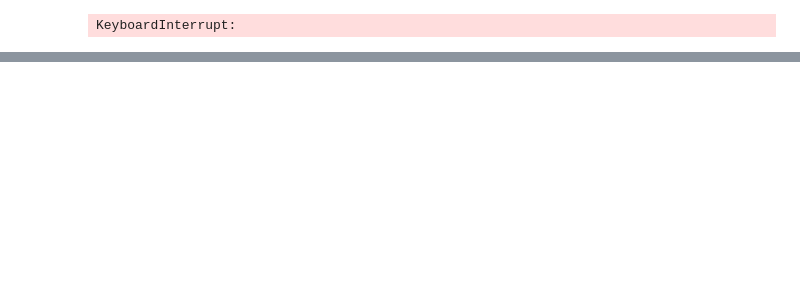
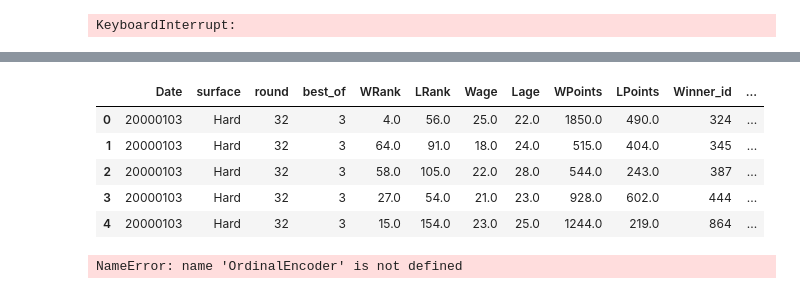
Before and after one commit to thimler/ATP-project, a Jupyter notebook: src/Untitled-3.ipynb, the cells around one changed output, grey strips where cells are left out. Cells and saved outputs as stored; diff of their text form; code cells hidden in the pictures; blank space fills up the shorter version.

```diff
--- a/src/Untitled-3.ipynb
+++ b/src/Untitled-3.ipynb
@@ -287,0 +311,21 @@ feat = pd.DataFrame(features)
+# %%
+from sklearn.preprocessing import LabelEncoder
+
+lb_make = LabelEncoder()
+players = pd.DataFrame(features['Winner'].append(features['Loser']))
+players.columns = ['Name']
+
+players = players.drop_duplicates()
+
+
+players['player_id'] = lb_make.fit_transform(players['Name'])
+# %%
+players['Winner'] = players['Name']
+players['Loser'] = players['Name']
+players['Winner_id'] = players['player_id']
+players['Loser_id'] = players['player_id']
+
+players.drop(columns=['Name','player_id'], inplace = True)
+
+winner = players[['Winner','Winner_id']]
+loser = players[['Loser','Loser_id']]
@@ -288,3 +348,23 @@ feat = pd.DataFrame(features)
+# %%
+features = pd.merge(features,winner,on = "Winner", how = 'left')
+# %%
+features = pd.merge(features,loser,on = "Loser", how = 'left')
+# %%
+features.drop(columns=['Winner','Loser'],inplace = True)
+features.head()
+# %% [output]
+|  | Date | surface | round | best_of | WRank | LRank | Wage | Lage | WPoints | LPoints | Winner_id | ... |
+| 0 | 20000103 | Hard | 32 | 3 | 4.0 | 56.0 | 25.0 | 22.0 | 1850.0 | 490.0 | 324 | ... |
+| 1 | 20000103 | Hard | 32 | 3 | 64.0 | 91.0 | 18.0 | 24.0 | 515.0 | 404.0 | 345 | ... |
+| 2 | 20000103 | Hard | 32 | 3 | 58.0 | 105.0 | 22.0 | 28.0 | 544.0 | 243.0 | 387 | ... |
+| 3 | 20000103 | Hard | 32 | 3 | 27.0 | 54.0 | 21.0 | 23.0 | 928.0 | 602.0 | 444 | ... |
+| 4 | 20000103 | Hard | 32 | 3 | 15.0 | 154.0 | 23.0 | 25.0 | 1244.0 | 219.0 | 864 | ... |
+# %%
+
+ord_enc = OrdinalEncoder()
+features["surface"] = ord_enc.fit_transform(features[["surface"]])
+# %% [output]
+NameError: name 'OrdinalEncoder' is not defined
 # %%
  from sklearn import preprocessing
 
```
Also changed, not shown: parts of 21 cells of this notebook.
